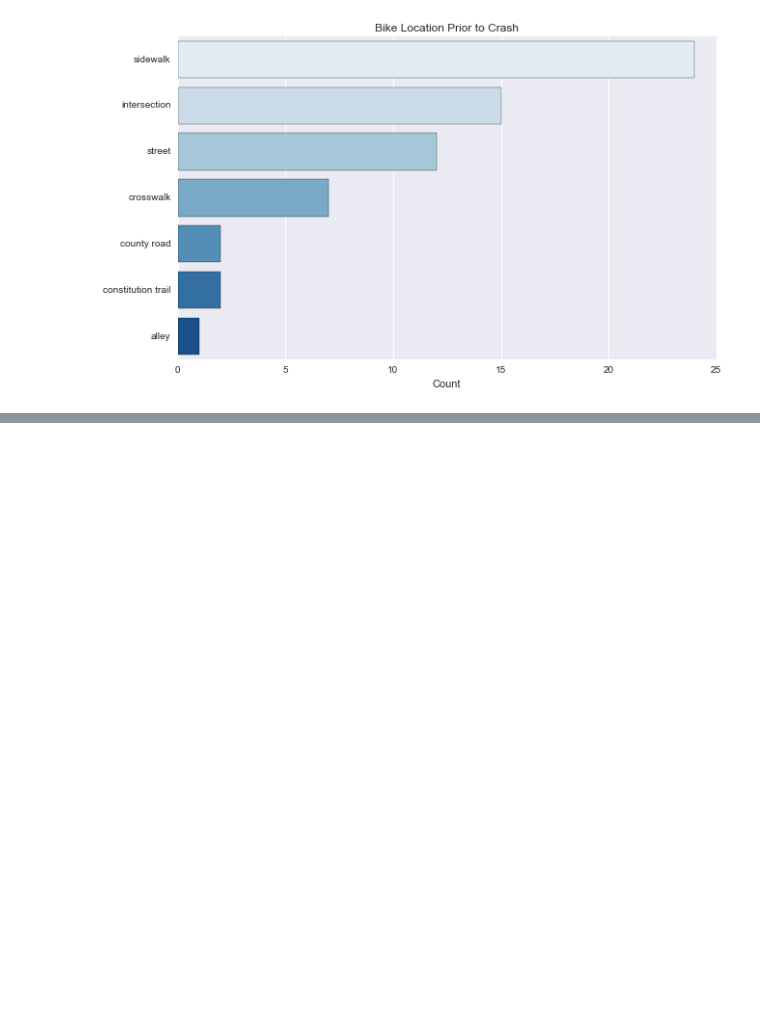
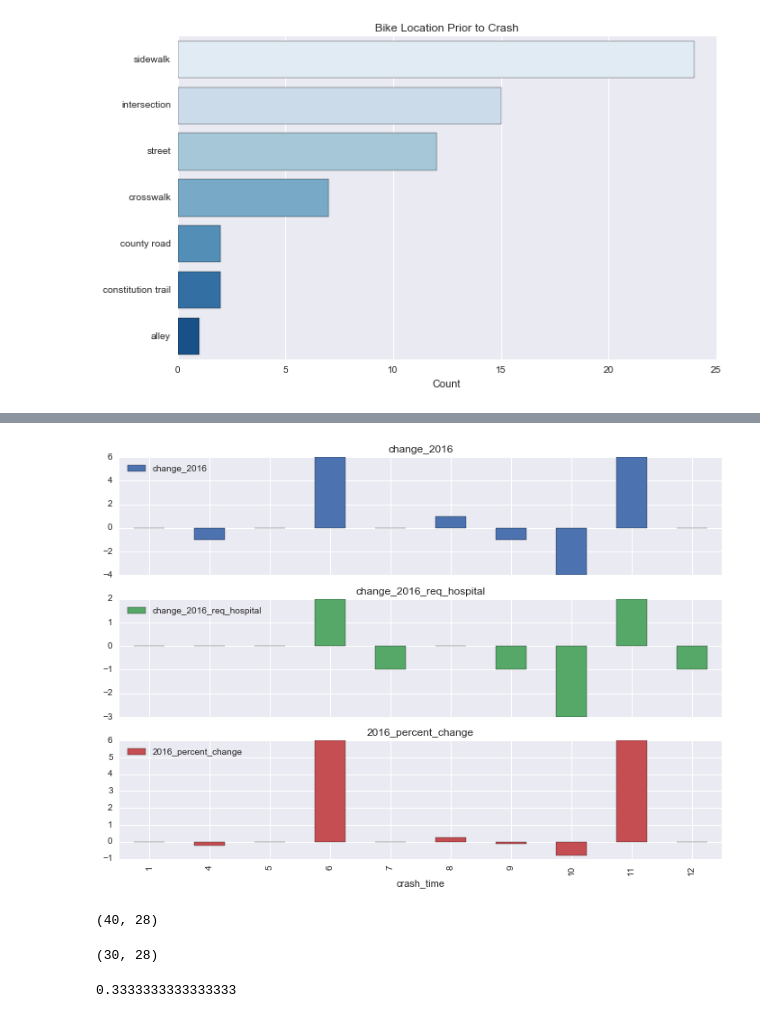
Before and after one commit to mbernico/mclean_bike_safety, a Jupyter notebook: code/DescriptiveStats2017.ipynb, the cells around one changed output, grey strips where cells are left out. Cells and saved outputs as stored; diff of their text form; code cells hidden in the pictures; blank space fills up the shorter version.

Commit message:
updates and created many visualizations

```diff
--- a/code/DescriptiveStats2017.ipynb
+++ b/code/DescriptiveStats2017.ipynb
@@ -5,3 +5,7 @@ from matplotlib import pyplot as plt
 %matplotlib inline
 # %%
 df = pd.read_csv("../data/derived/complete_dataset.csv", parse_dates=['crash_time'])
+# %%
+# features indicates injury required hospital.
+df['required_hospital'] = 0
+df['required_hospital'][df['hospital'].str.contains('osf|bromenn|hospital')]=1
@@ -98,3 +107,15 @@ plt.xlabel("Count")
 plt.legend()
 # %% [output]
 [figure]
+# %%
+grp_2016 = df_2016.groupby(df_2016.crash_time.dt.month)
+grp_2015 = df_2015.groupby(df_2015.crash_time.dt.month)
+# %%
+df_delta = pd.DataFrame()
+df_delta['2016_total'] = grp_2016.id.count()
+df_delta['2015_total'] = grp_2015.id.count()
+df_delta['change_2016'] = df_delta['2016_total'] - df_delta['2015_total']
+df_delta['2016_req_hospital'] = grp_2016.required_hospital.sum()
+df_delta['2015_req_hospital'] = grp_2015.required_hospital.sum()
+df_delta['change_2016_req_hospital'] = df_delta['2016_req_hospital'] - df_delta['2015_req_hospital']
+df_delta = df_delta.fillna(value=0)
@@ -100,0 +137,19 @@ plt.legend()
+# %%
+df_delta['2016_percent_change'] = df_delta.change_2016 / df_delta['2015_total']
+# %%
+df_delta[['change_2016', 'change_2016_req_hospital', '2016_percent_change']].plot(kind='bar', subplots=True, figsize=(12,8))
+plt.show()
+# %% [output]
+[figure, added]
+# %%
+df_2016.shape
+# %% [output]
+(40, 28)
+# %%
+df_2015.shape
+# %% [output]
+(30, 28)
+# %%
+10/30
+# %% [output]
+0.3333333333333333
```
Also changed, not shown: parts of 7 cells of this notebook, 17 other files.
